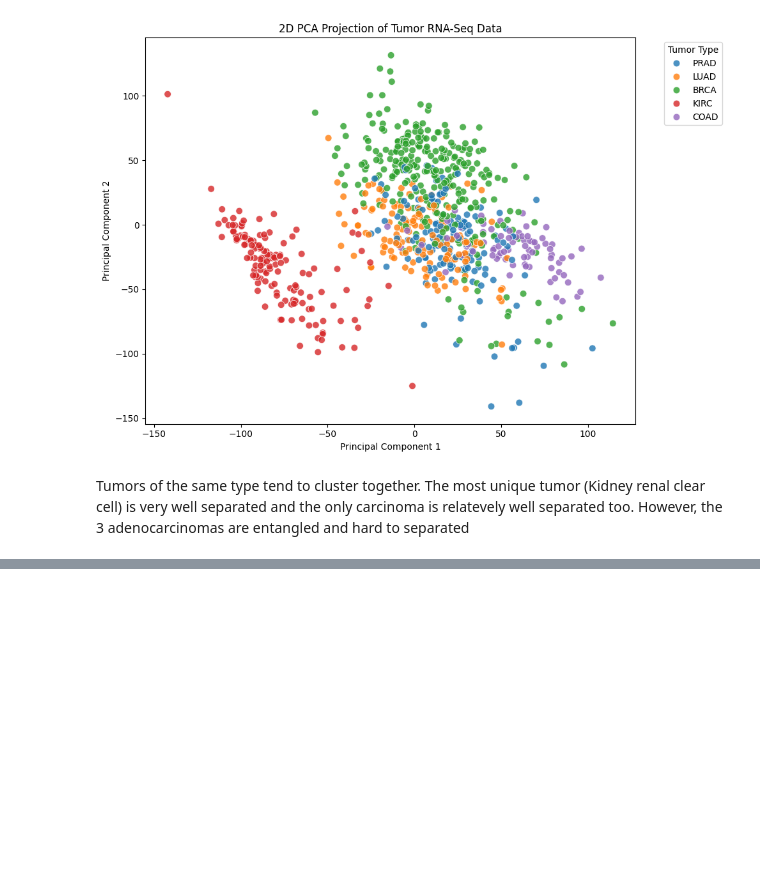
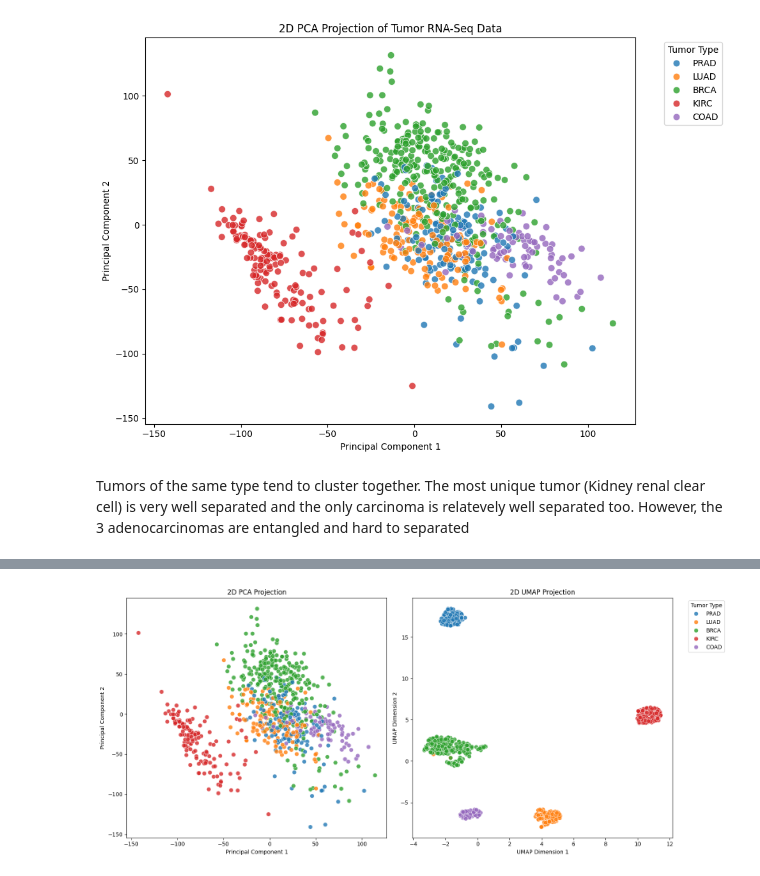
Before and after one commit to Pedro-Langone/EC146, a Jupyter notebook: hw3/hw3_4.ipynb, the cells around one changed output, grey strips where cells are left out. Drawn from its saved outputs; the diff is of its cells as text; code cells hidden in the pictures; blank space fills up the shorter version.

```diff
--- a/hw3/hw3_4.ipynb
+++ b/hw3/hw3_4.ipynb
@@ -216,0 +304,56 @@ Tumors of the same type tend to cluster together. The most unique tumor (Kidney
+# %%
+# ii)
+components, projected, explained_variance = pca_eig(X_data, k=2)
+pca_df = pd.DataFrame({
+    'PC1': projected[:, 0],
+    'PC2': projected[:, 1],
+    'Tumor_Type': df_labels['Class']
+})
+
+reducer = umap.UMAP(n_components=2, random_state=42)
+embedding = reducer.fit_transform(X_data)
+umap_df = pd.DataFrame({
+    'UMAP1': embedding[:, 0],
+    'UMAP2': embedding[:, 1],
+    'Tumor_Type': df_labels['Class']
+})
+fig, axes = plt.subplots(1, 2, figsize=(16, 7))
+
+
+sns.scatterplot(
+    ax=axes[0],
+    data=pca_df,
+    x='PC1',
+    y='PC2',
+    hue='Tumor_Type',
+    palette='tab10',
+    s=60,
+    alpha=0.8,
+    edgecolor='w',
+    legend=False  # Hide legend here to avoid duplicates
+)
+axes[0].set_title("2D PCA Projection")
+axes[0].set_xlabel("Principal Component 1")
+axes[0].set_ylabel("Principal Component 2")
+
+sns.scatterplot(
+    ax=axes[1],
+    data=umap_df,
+    x='UMAP1',
+    y='UMAP2',
+    hue='Tumor_Type',
+    palette='tab10',
+    s=60,
+    alpha=0.8,
+    edgecolor='w'
+)
+axes[1].set_title("2D UMAP Projection")
+axes[1].set_xlabel("UMAP Dimension 1")
+axes[1].set_ylabel("UMAP Dimension 2")
+
+axes[1].legend(title="Tumor Type", bbox_to_anchor=(1.05, 1), loc='upper left')
+
+plt.tight_layout()
+plt.show()
+# %% [output]
+[figure, added]
```
Also changed, not shown: parts of 12 cells of this notebook.
